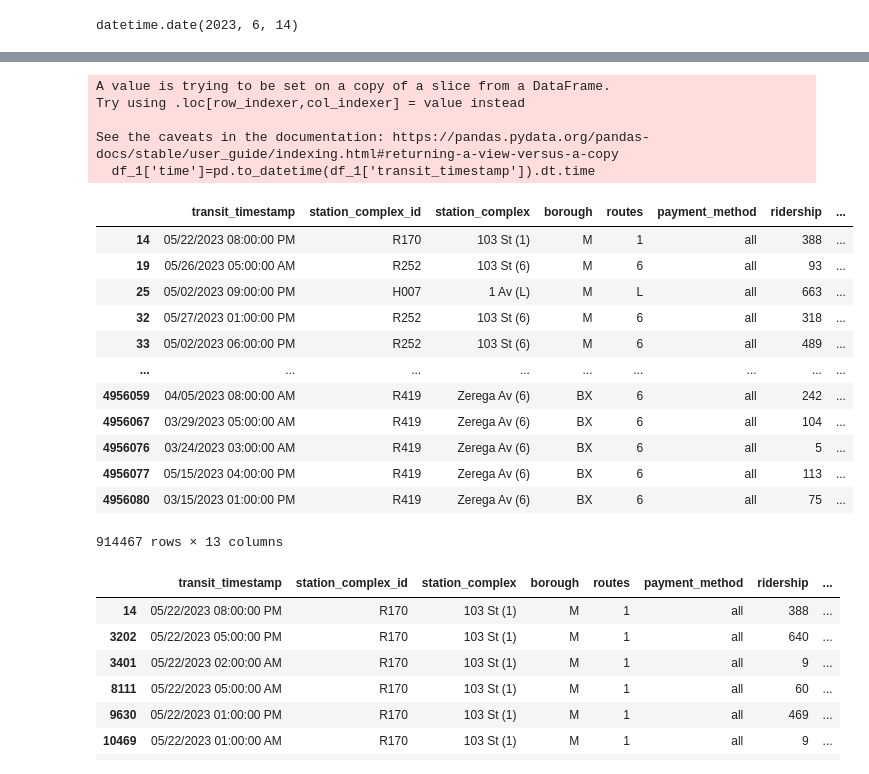
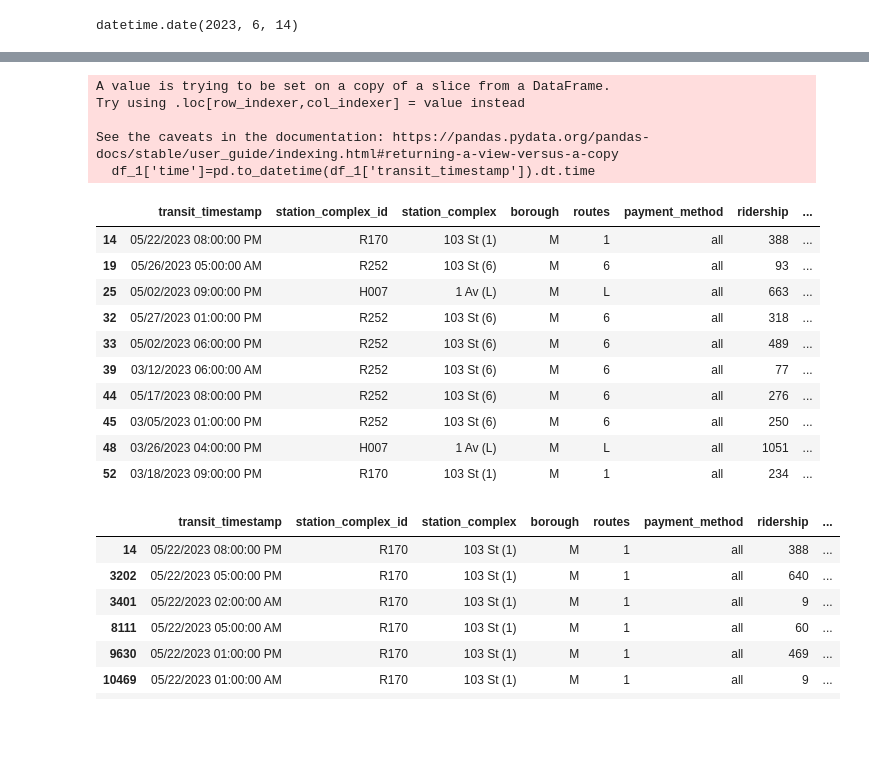
Before and after one commit to baharturgutinan/istdsa_bahar, a Jupyter notebook: ISTDSA_Bahar_Proje1.ipynb, the cells around one changed output, grey strips where cells are left out. Cells and saved outputs as stored; diff of their text form; code cells hidden in the pictures; blank space fills up the shorter version.

```diff
--- a/ISTDSA_Bahar_Proje1.ipynb
+++ b/ISTDSA_Bahar_Proje1.ipynb
@@ -111,25 +104,23 @@ df_1 # veri setini filtreledik. (Mart-Mayıs)
 # %%
 df_1['time']=pd.to_datetime(df_1['transit_timestamp']).dt.time
-df_1 #filtrelenmiş veri seti üzerindeki timestamp içinden time aldık.
+df_1.head(10) #filtrelenmiş veri seti üzerindeki timestamp içinden time aldık.
 # %% [output]
 A value is trying to be set on a copy of a slice from a DataFrame.
 Try using .loc[row_indexer,col_indexer] = value instead
 
 See the caveats in the documentation: https://pandas.pydata.org/pandas-docs/stable/user_guide/indexing.html#returning-a-view-versus-a-copy
   df_1['time']=pd.to_datetime(df_1['transit_timestamp']).dt.time
 |  | transit_timestamp | station_complex_id | station_complex | borough | routes | payment_method | ridership | ... |
 | 14 | 05/22/2023 08:00:00 PM | R170 | 103 St (1) | M | 1 | all | 388 | ... |
 | 19 | 05/26/2023 05:00:00 AM | R252 | 103 St (6) | M | 6 | all | 93 | ... |
 | 25 | 05/02/2023 09:00:00 PM | H007 | 1 Av (L) | M | L | all | 663 | ... |
 | 32 | 05/27/2023 01:00:00 PM | R252 | 103 St (6) | M | 6 | all | 318 | ... |
 | 33 | 05/02/2023 06:00:00 PM | R252 | 103 St (6) | M | 6 | all | 489 | ... |
-| ... | ... | ... | ... | ... | ... | ... | ... | ... |
-| 4956059 | 04/05/2023 08:00:00 AM | R419 | Zerega Av (6) | BX | 6 | all | 242 | ... |
-| 4956067 | 03/29/2023 05:00:00 AM | R419 | Zerega Av (6) | BX | 6 | all | 104 | ... |
-| 4956076 | 03/24/2023 03:00:00 AM | R419 | Zerega Av (6) | BX | 6 | all | 5 | ... |
-| 4956077 | 05/15/2023 04:00:00 PM | R419 | Zerega Av (6) | BX | 6 | all | 113 | ... |
-| 4956080 | 03/15/2023 01:00:00 PM | R419 | Zerega Av (6) | BX | 6 | all | 75 | ... |
+| 39 | 03/12/2023 06:00:00 AM | R252 | 103 St (6) | M | 6 | all | 77 | ... |
+| 44 | 05/17/2023 08:00:00 PM | R252 | 103 St (6) | M | 6 | all | 276 | ... |
+| 45 | 03/05/2023 01:00:00 PM | R252 | 103 St (6) | M | 6 | all | 250 | ... |
+| 48 | 03/26/2023 04:00:00 PM | H007 | 1 Av (L) | M | L | all | 1051 | ... |
+| 52 | 03/18/2023 09:00:00 PM | R170 | 103 St (1) | M | 1 | all | 234 | ... |
-914467 rows × 13 columns
 # %%
 df_1[(df_1['date']==pd.to_datetime('2023-05-22').date()) & (df_1['station_complex'].str.strip()=='103 St (1)')]
 
```
Also changed, not shown: parts of 33 cells of this notebook.
